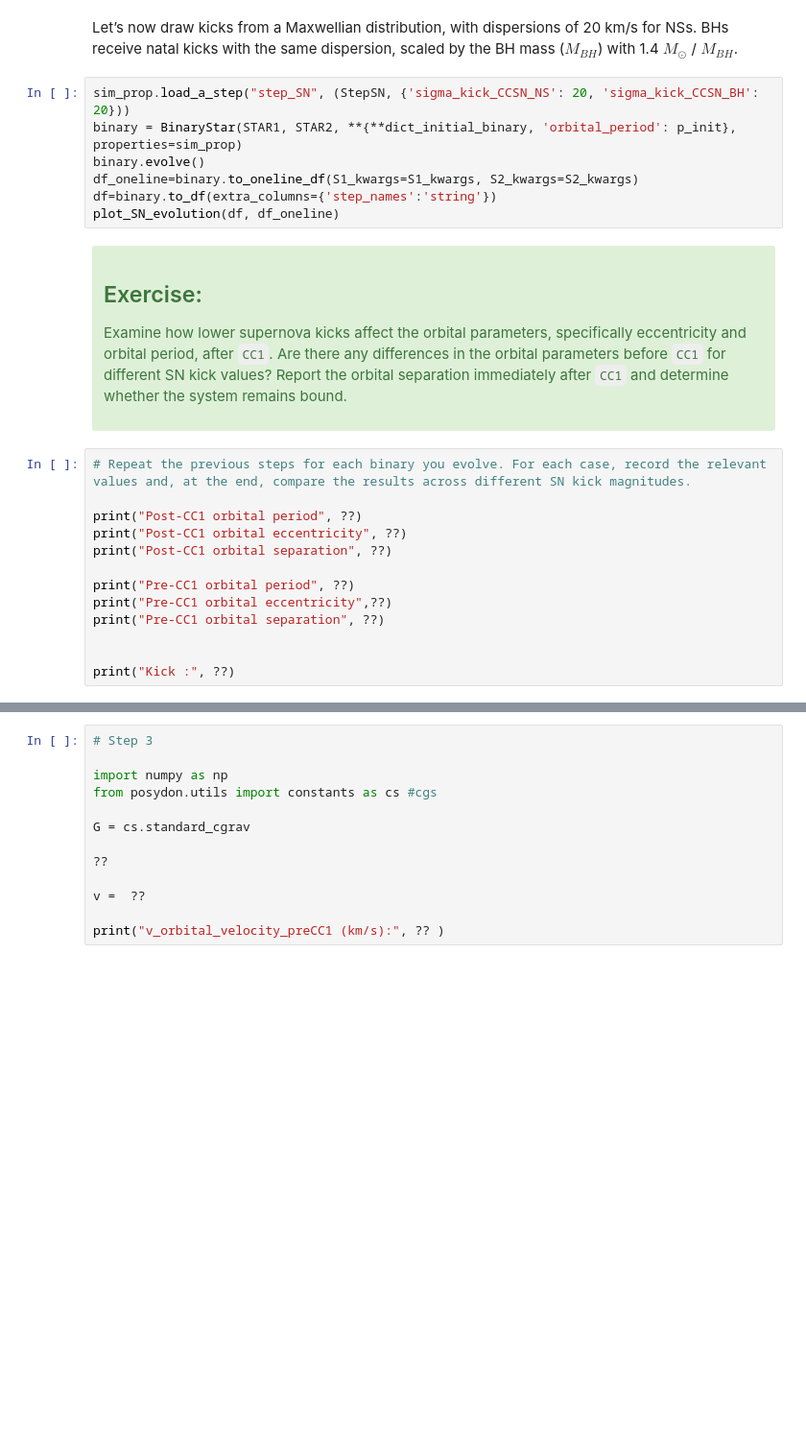
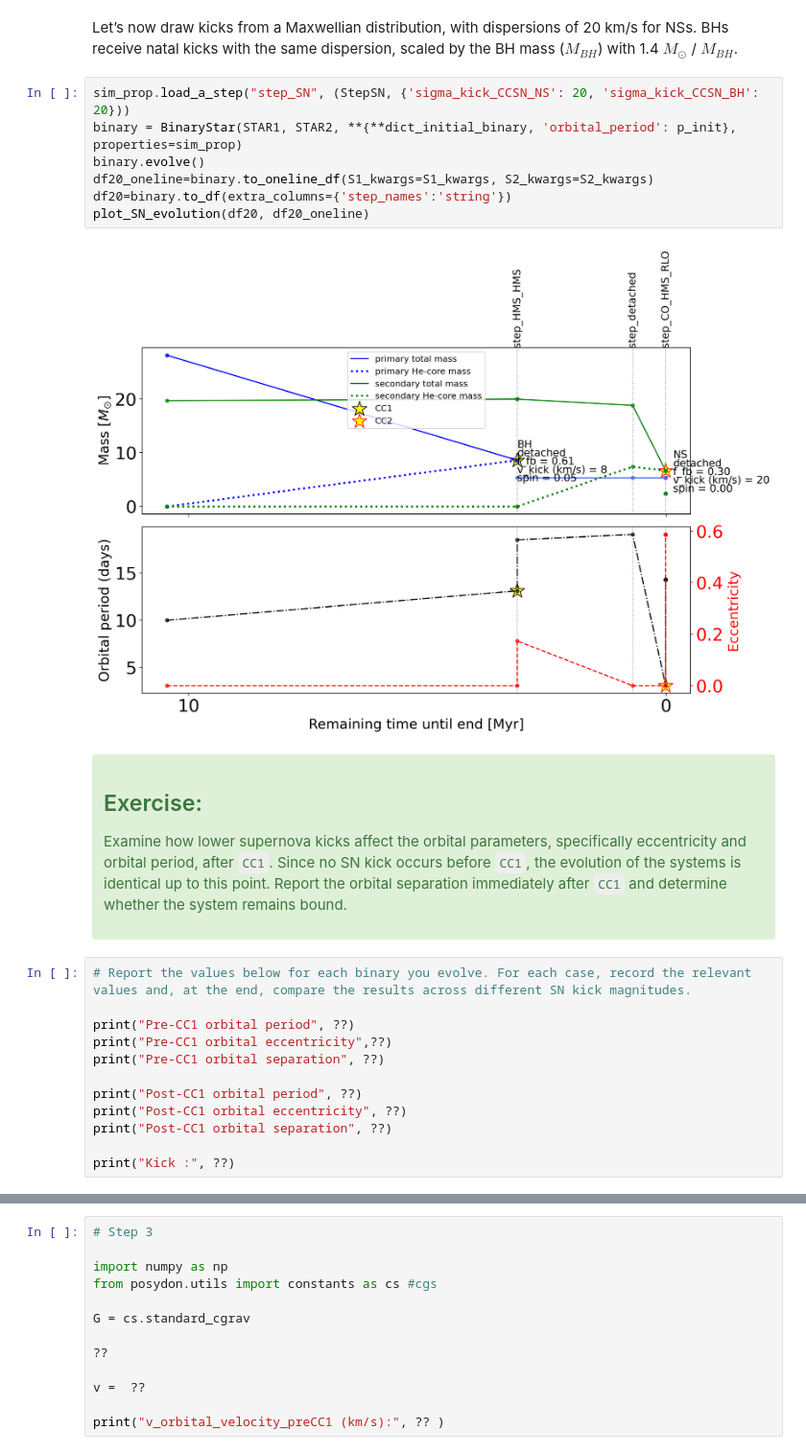
Before and after one commit to POSYDON-code/POSYDON-class-materials-2026, a Jupyter notebook: 2_Tuesday_25_8_26/SNe/SN_lab2-final.ipynb, the cells around one changed output, grey strips where cells are left out. Shown at 96% size. Cells and saved outputs as stored; diff of their text form; blank space fills up the shorter version.

```diff
--- a/2_Tuesday_25_8_26/SNe/SN_lab2-final.ipynb
+++ b/2_Tuesday_25_8_26/SNe/SN_lab2-final.ipynb
@@ -281,29 +346,30 @@ Let’s now draw kicks from a Maxwellian distribution, with dispersions of 20 km
 # %%
 sim_prop.load_a_step("step_SN", (StepSN, {'sigma_kick_CCSN_NS': 20, 'sigma_kick_CCSN_BH': 20}))
 binary = BinaryStar(STAR1, STAR2, **{**dict_initial_binary, 'orbital_period': p_init}, properties=sim_prop)
 binary.evolve()
-df_oneline=binary.to_oneline_df(S1_kwargs=S1_kwargs, S2_kwargs=S2_kwargs)
-df=binary.to_df(extra_columns={'step_names':'string'})
-plot_SN_evolution(df, df_oneline)
+df20_oneline=binary.to_oneline_df(S1_kwargs=S1_kwargs, S2_kwargs=S2_kwargs)
+df20=binary.to_df(extra_columns={'step_names':'string'})
+plot_SN_evolution(df20, df20_oneline)
+# %% [output]
+[figure, added]
 # %% [markdown]
 <div class="alert alert-success">
 
 ## Exercise:
-Examine how lower supernova kicks affect the orbital parameters, specifically eccentricity and orbital period, after `CC1`. Are there any differences in the orbital parameters before `CC1` for different SN kick values? Report the orbital separation immediately after `CC1` and determine whether the system remains bound.
+Examine how lower supernova kicks affect the orbital parameters, specifically eccentricity and orbital period, after `CC1`. Since no SN kick occurs before `CC1`, the evolution of the systems is identical up to this point.  Report the orbital separation immediately after `CC1` and determine whether the system remains bound.
 
 </div>
 # %%
-# Repeat the previous steps for each binary you evolve. For each case, record the relevant values and, at the end, compare the results across different SN kick magnitudes.
+# Report the values below for each binary you evolve. For each case, record the relevant values and, at the end, compare the results across different SN kick magnitudes.
+
+print("Pre-CC1 orbital period", ??)
+print("Pre-CC1 orbital eccentricity",??)
+print("Pre-CC1 orbital separation", ??)
 
 print("Post-CC1 orbital period", ??)
 print("Post-CC1 orbital eccentricity", ??)
 print("Post-CC1 orbital separation", ??)
 
-print("Pre-CC1 orbital period", ??)
-print("Pre-CC1 orbital eccentricity",??)
-print("Pre-CC1 orbital separation", ??)
-
-
 print("Kick :", ??)
 # %% [markdown]
 <div class="alert alert-warning" style="margin-top: 20px">
```
Also changed, not shown: parts of 75 cells of this notebook, 1 other file.
